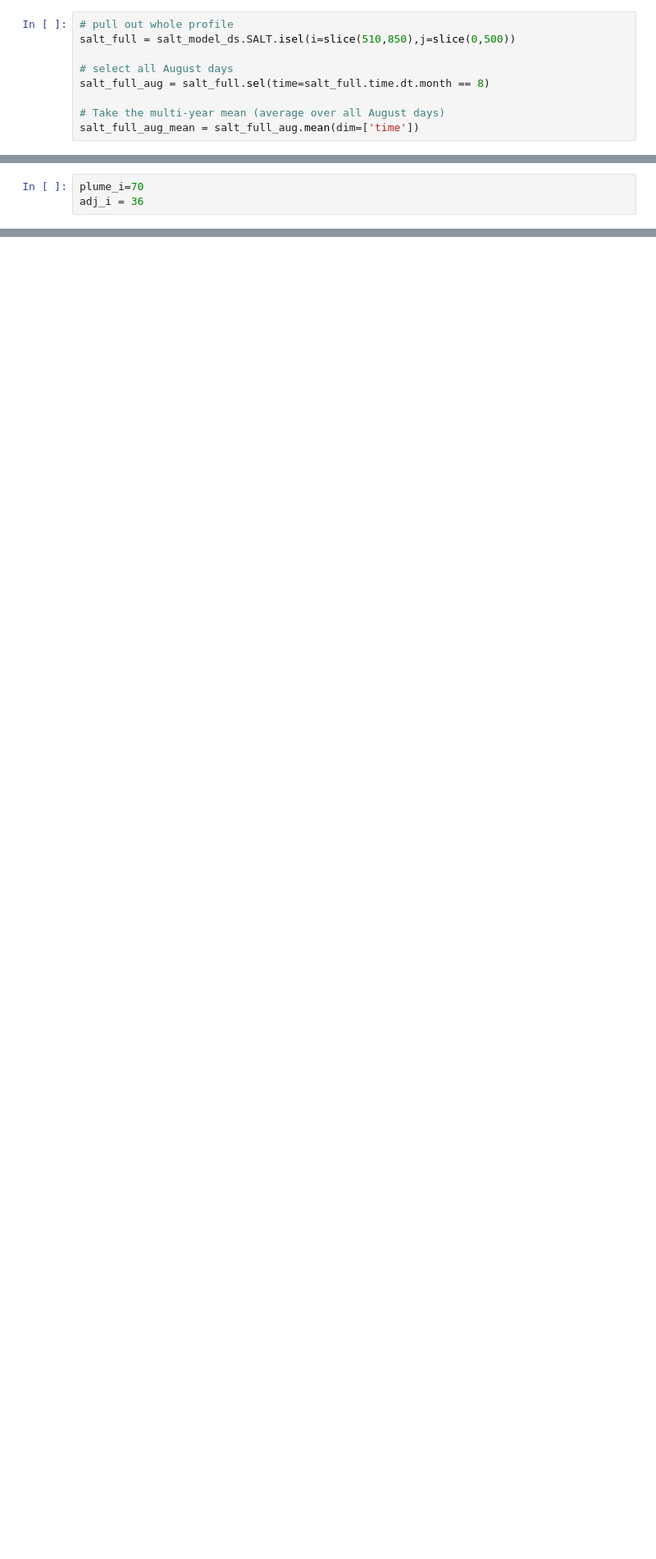
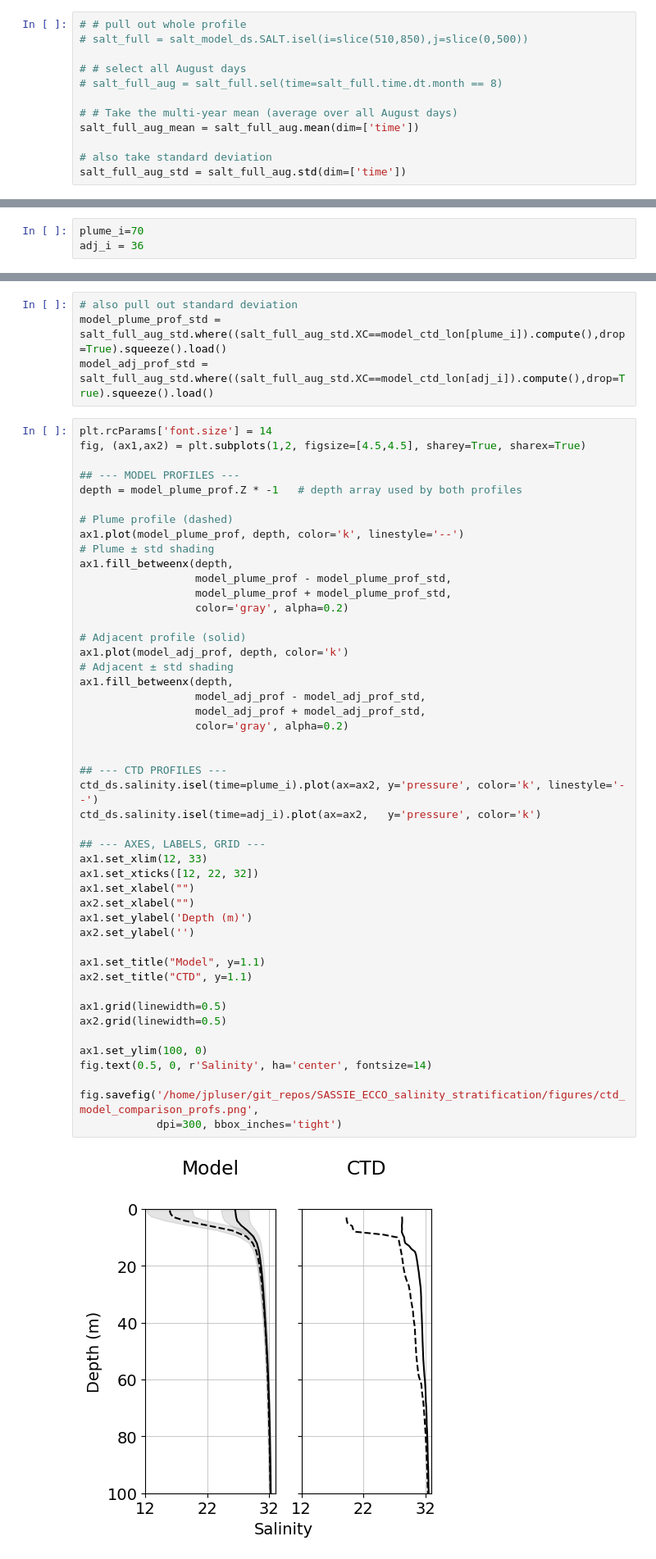
Before and after one commit to mjzahn/SASSIE_ECCO_salinity_stratification, a Jupyter notebook: notebooks/obs_model_comparison/Malina_ocean_data_figs.ipynb, the cells around one changed output, grey strips where cells are left out. Shown at 82% size. Cells and saved outputs as stored; diff of their text form; blank space fills up the shorter version.

```diff
--- a/notebooks/obs_model_comparison/Malina_ocean_data_figs.ipynb
+++ b/notebooks/obs_model_comparison/Malina_ocean_data_figs.ipynb
@@ -337,14 +337,17 @@ model_lat_flat = model_lat.ravel()
 model_ctd_lon = model_lon_flat[idx_valid]
 model_ctd_lat = model_lat_flat[idx_valid]
 # %%
-# pull out whole profile
-salt_full = salt_model_ds.SALT.isel(i=slice(510,850),j=slice(0,500))
+# # pull out whole profile
+# salt_full = salt_model_ds.SALT.isel(i=slice(510,850),j=slice(0,500))
 
-# select all August days
-salt_full_aug = salt_full.sel(time=salt_full.time.dt.month == 8)
+# # select all August days
+# salt_full_aug = salt_full.sel(time=salt_full.time.dt.month == 8)
 
-# Take the multi-year mean (average over all August days)
+# # Take the multi-year mean (average over all August days)
 salt_full_aug_mean = salt_full_aug.mean(dim=['time'])
+
+# also take standard deviation
+salt_full_aug_std = salt_full_aug.std(dim=['time'])
 # %%
 # RMS error
 rms = np.sqrt(np.nanmean((model_at_ctd - salt)**2))
@@ -511,0 +491,53 @@ fig.savefig('/home/jpluser/git_repos/SASSIE_ECCO_salinity_stratification/figures
+# %%
+# also pull out standard deviation
+model_plume_prof_std = salt_full_aug_std.where((salt_full_aug_std.XC==model_ctd_lon[plume_i]).compute(),drop=True).squeeze().load()
+model_adj_prof_std = salt_full_aug_std.where((salt_full_aug_std.XC==model_ctd_lon[adj_i]).compute(),drop=True).squeeze().load()
+# %%
+plt.rcParams['font.size'] = 14
+fig, (ax1,ax2) = plt.subplots(1,2, figsize=[4.5,4.5], sharey=True, sharex=True)
+
+## --- MODEL PROFILES ---
+depth = model_plume_prof.Z * -1   # depth array used by both profiles
+
+# Plume profile (dashed)
+ax1.plot(model_plume_prof, depth, color='k', linestyle='--')
+# Plume ± std shading
+ax1.fill_betweenx(depth,
+                  model_plume_prof - model_plume_prof_std,
+                  model_plume_prof + model_plume_prof_std,
+                  color='gray', alpha=0.2)
+
+# Adjacent profile (solid)
+ax1.plot(model_adj_prof, depth, color='k')
+# Adjacent ± std shading
+ax1.fill_betweenx(depth,
+                  model_adj_prof - model_adj_prof_std,
+                  model_adj_prof + model_adj_prof_std,
+                  color='gray', alpha=0.2)
+
+
+## --- CTD PROFILES ---
+ctd_ds.salinity.isel(time=plume_i).plot(ax=ax2, y='pressure', color='k', linestyle='--')
+ctd_ds.salinity.isel(time=adj_i).plot(ax=ax2,   y='pressure', color='k')
+
+## --- AXES, LABELS, GRID ---
+ax1.set_xlim(12, 33)
+ax1.set_xticks([12, 22, 32])
+ax1.set_xlabel("")
+ax2.set_xlabel("")
+ax1.set_ylabel('Depth (m)')
+ax2.set_ylabel('')
+
+ax1.set_title("Model", y=1.1)
+ax2.set_title("CTD", y=1.1)
+
+ax1.grid(linewidth=0.5)
+ax2.grid(linewidth=0.5)
+
+ax1.set_ylim(100, 0)
+fig.text(0.5, 0, r'Salinity', ha='center', fontsize=14)
+
+fig.savefig('/home/jpluser/git_repos/SASSIE_ECCO_salinity_stratification/figures/ctd_model_comparison_profs.png',
+            dpi=300, bbox_inches='tight')
+# %% [output]
+[figure, added]
```
Also changed, not shown: parts of 8 cells of this notebook, 9 other files.
